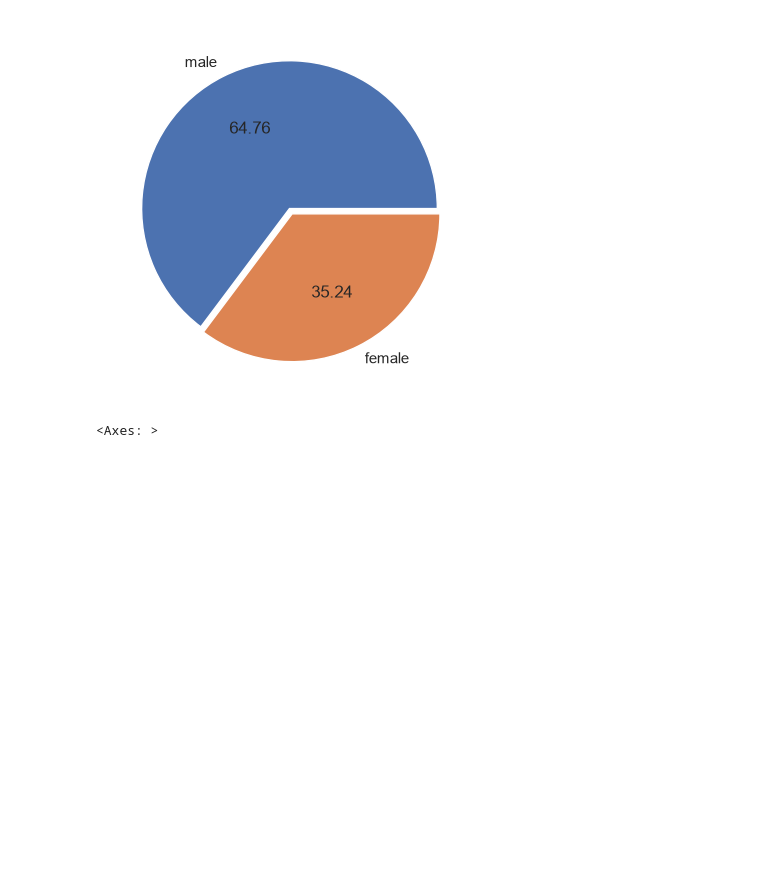
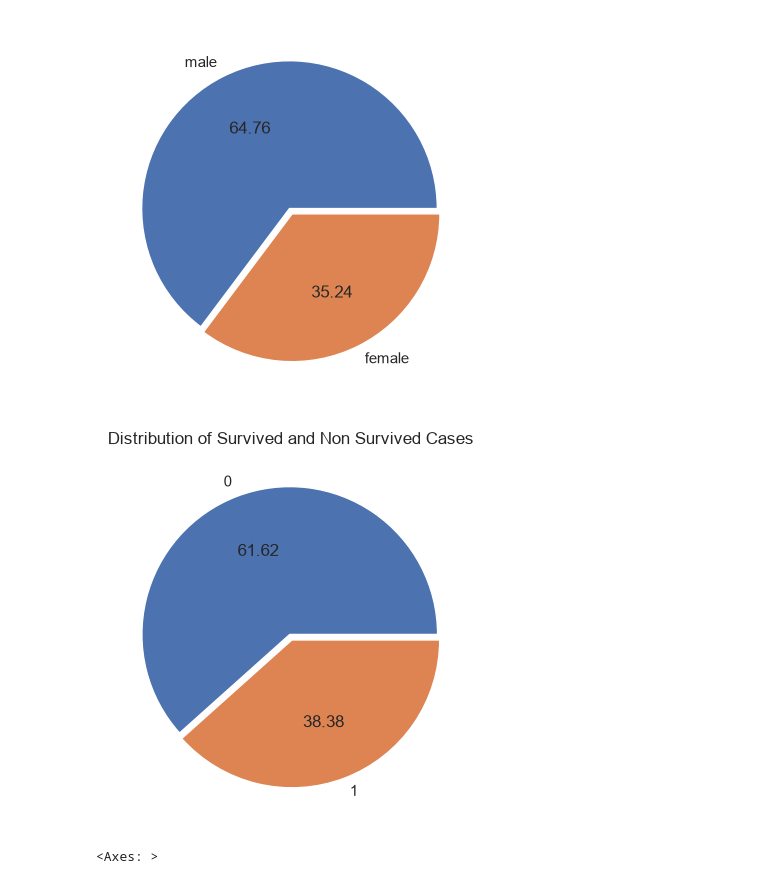
Before and after one commit to hudaa0412/python_programming, a Jupyter notebook: Introduction/demo.ipynb, the cells around one changed output. Saved outputs shown, nothing was run; the diff lists cells and outputs as text; code cells hidden in the pictures; blank space fills up the shorter version.

```diff
--- a/Introduction/demo.ipynb
+++ b/Introduction/demo.ipynb
@@ -359,6 +359,14 @@ df['Sex'].value_counts() .plot(kind = 'pie',
 # %% [output]
 <Axes: >
 [figure]
+# %%
+df['Survived'].value_counts() .plot(kind= 'pie',
+                                    autopct = "%.2f",
+                                    explode = [0.02,0.02])
+plt.title('Distribution of Survived and Non Survived Cases')
+plt.show()
+# %% [output]
+[figure, added]
 # %%
 df['Age'].plot(kind = 'box')
 # %% [output]
```
Also changed, not shown: parts of 14 cells of this notebook, 3 other files.
